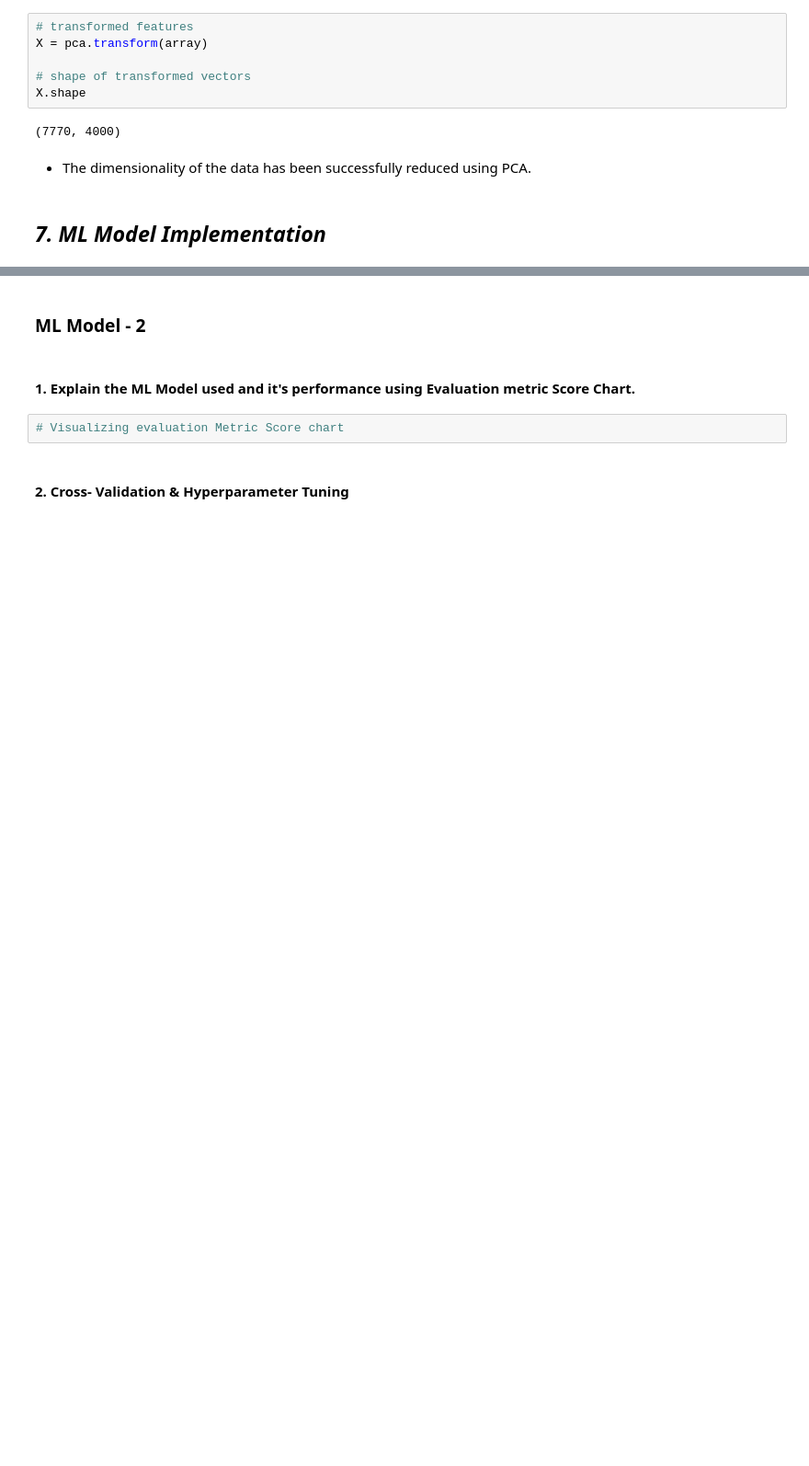
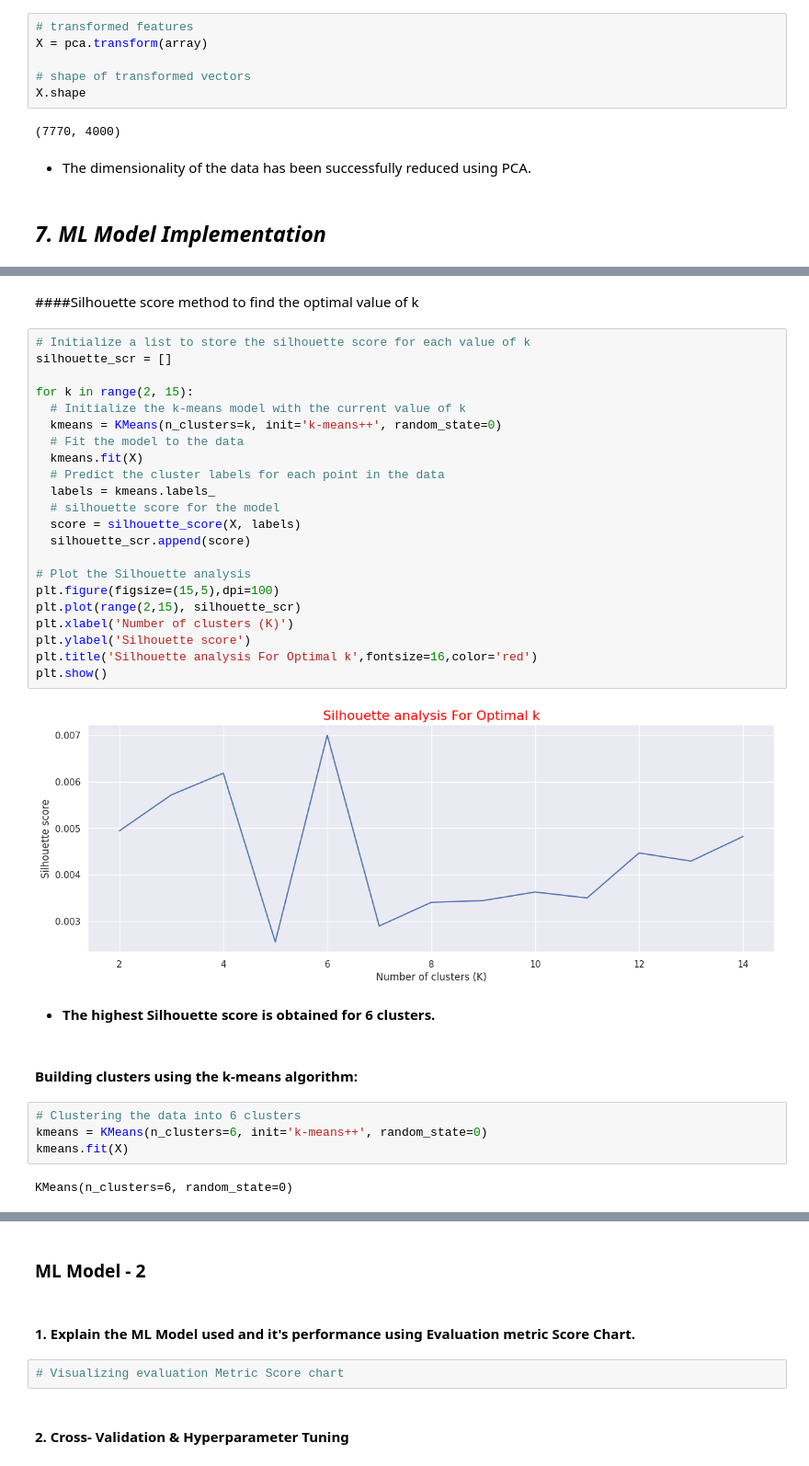
Before and after one commit to saidul-mondal-au7/netflix_movies_show_tv_shows, a Jupyter notebook: Netflix_movies_&_tv_shows.ipynb, the cells around one changed output, grey strips where cells are left out. Shown at 92% size. Saved outputs shown, nothing was run; the diff lists cells and outputs as text; blank space fills up the shorter version.

```diff
--- a/Netflix_movies_&_tv_shows.ipynb
+++ b/Netflix_movies_&_tv_shows.ipynb
@@ -861,0 +898,36 @@ Answer Here.
+# %% [markdown]
+####Silhouette score method to find the optimal value of k
+# %%
+# Initialize a list to store the silhouette score for each value of k
+silhouette_scr = []
+
+for k in range(2, 15):
+  # Initialize the k-means model with the current value of k
+  kmeans = KMeans(n_clusters=k, init='k-means++', random_state=0)
+  # Fit the model to the data
+  kmeans.fit(X)
+  # Predict the cluster labels for each point in the data
+  labels = kmeans.labels_
+  # silhouette score for the model
+  score = silhouette_score(X, labels)
+  silhouette_scr.append(score)
+
+# Plot the Silhouette analysis
+plt.figure(figsize=(15,5),dpi=100)
+plt.plot(range(2,15), silhouette_scr)
+plt.xlabel('Number of clusters (K)')
+plt.ylabel('Silhouette score')
+plt.title('Silhouette analysis For Optimal k',fontsize=16,color='red')
+plt.show()
+# %% [output]
+[figure, added]
+# %% [markdown]
+* **The highest Silhouette score is obtained for 6 clusters.**
+# %% [markdown]
+#### Building clusters using the k-means algorithm:
+# %%
+# Clustering the data into 6 clusters
+kmeans = KMeans(n_clusters=6, init='k-means++', random_state=0)
+kmeans.fit(X)
+# %% [output]
+KMeans(n_clusters=6, random_state=0)
```
Also changed, not shown: parts of 35 cells of this notebook.
